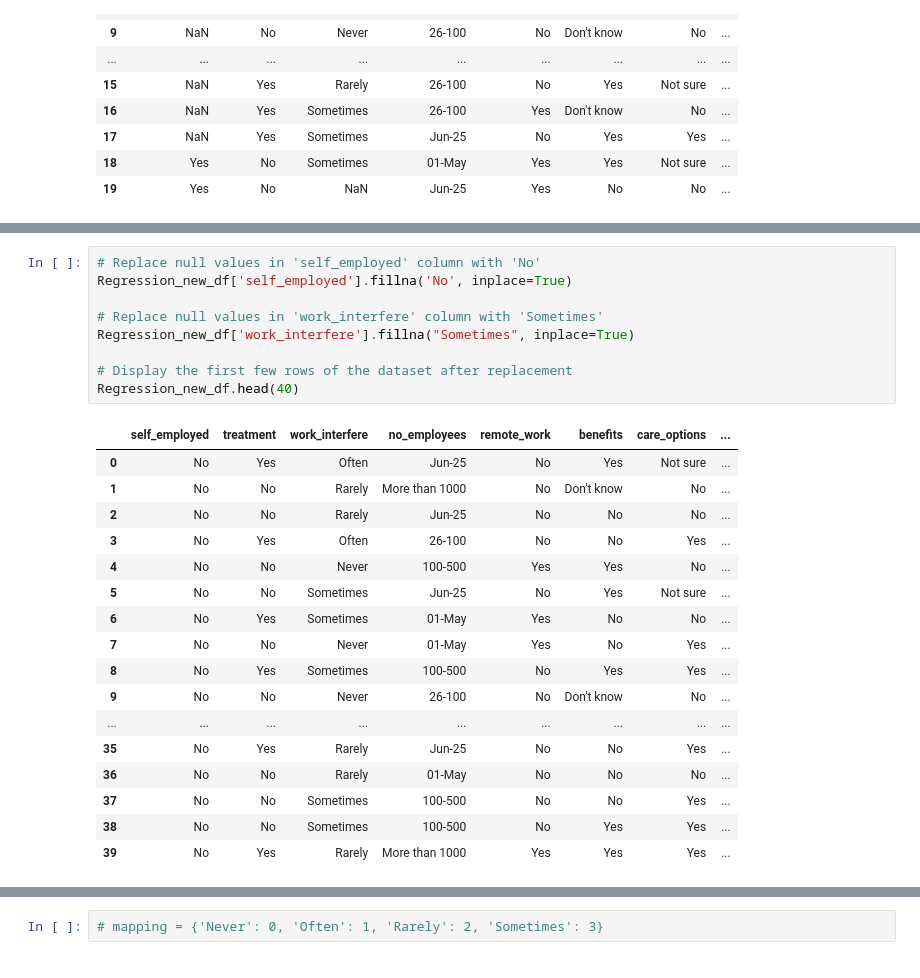
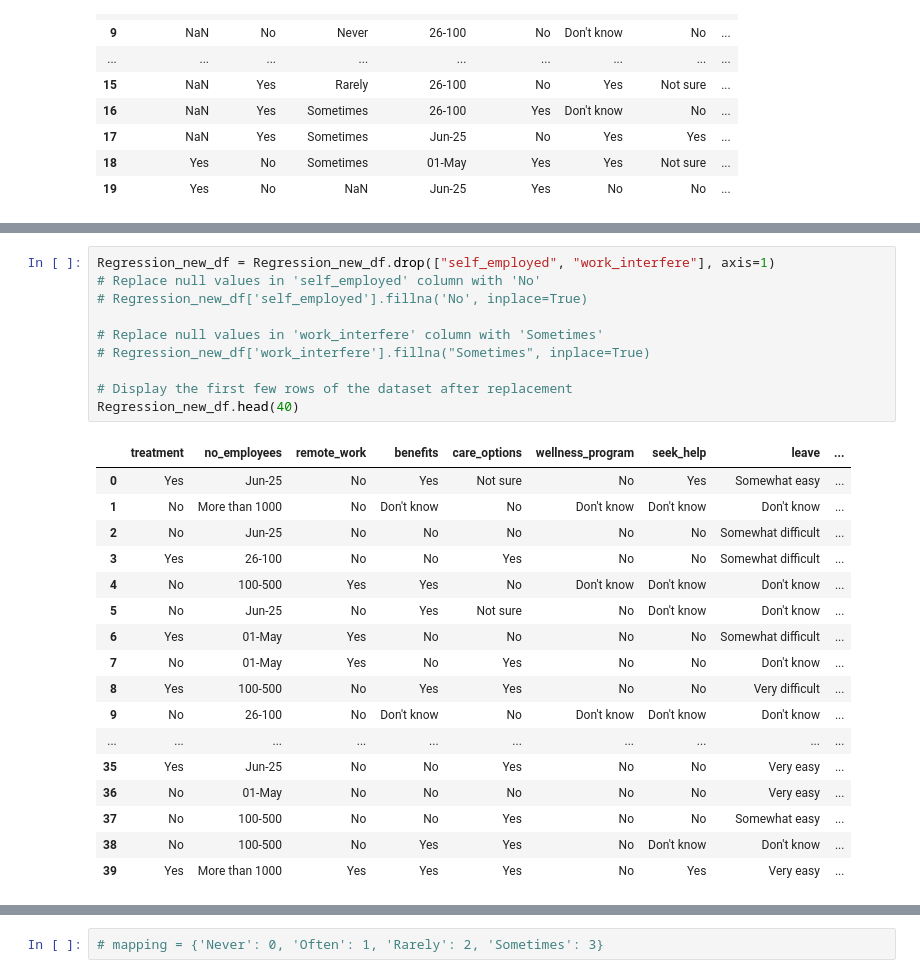
Before and after one commit to KushDayv/Machine-Learning-Capstone-Project, a Jupyter notebook: ML_Capstone_Project/Capston.ipynb, the cells around one changed output, grey strips where cells are left out. Drawn from its saved outputs; the diff is of its cells as text.

```diff
--- a/ML_Capstone_Project/Capston.ipynb
+++ b/ML_Capstone_Project/Capston.ipynb
@@ -148,32 +142,33 @@ mental_vs_physical             0
 obs_consequence                0
 dtype: int64
 # %%
+Regression_new_df = Regression_new_df.drop(["self_employed", "work_interfere"], axis=1)
 # Replace null values in 'self_employed' column with 'No'
-Regression_new_df['self_employed'].fillna('No', inplace=True)
+# Regression_new_df['self_employed'].fillna('No', inplace=True)
 
 # Replace null values in 'work_interfere' column with 'Sometimes'
-Regression_new_df['work_interfere'].fillna("Sometimes", inplace=True)
+# Regression_new_df['work_interfere'].fillna("Sometimes", inplace=True)
 
 # Display the first few rows of the dataset after replacement
 Regression_new_df.head(40)
 # %% [output]
-|  | self_employed | treatment | work_interfere | no_employees | remote_work | benefits | care_options | ... |
-| 0 | No | Yes | Often | Jun-25 | No | Yes | Not sure | ... |
-| 1 | No | No | Rarely | More than 1000 | No | Don't know | No | ... |
-| 2 | No | No | Rarely | Jun-25 | No | No | No | ... |
-| 3 | No | Yes | Often | 26-100 | No | No | Yes | ... |
-| 4 | No | No | Never | 100-500 | Yes | Yes | No | ... |
-| 5 | No | No | Sometimes | Jun-25 | No | Yes | Not sure | ... |
-| 6 | No | Yes | Sometimes | 01-May | Yes | No | No | ... |
-| 7 | No | No | Never | 01-May | Yes | No | Yes | ... |
-| 8 | No | Yes | Sometimes | 100-500 | No | Yes | Yes | ... |
-| 9 | No | No | Never | 26-100 | No | Don't know | No | ... |
-| ... | ... | ... | ... | ... | ... | ... | ... | ... |
-| 35 | No | Yes | Rarely | Jun-25 | No | No | Yes | ... |
-| 36 | No | No | Rarely | 01-May | No | No | No | ... |
-| 37 | No | No | Sometimes | 100-500 | No | No | Yes | ... |
-| 38 | No | No | Sometimes | 100-500 | No | Yes | Yes | ... |
-| 39 | No | Yes | Rarely | More than 1000 | Yes | Yes | Yes | ... |
+|  | treatment | no_employees | remote_work | benefits | care_options | wellness_program | seek_help | leave | ... |
+| 0 | Yes | Jun-25 | No | Yes | Not sure | No | Yes | Somewhat easy | ... |
+| 1 | No | More than 1000 | No | Don't know | No | Don't know | Don't know | Don't know | ... |
+| 2 | No | Jun-25 | No | No | No | No | No | Somewhat difficult | ... |
+| 3 | Yes | 26-100 | No | No | Yes | No | No | Somewhat difficult | ... |
+| 4 | No | 100-500 | Yes | Yes | No | Don't know | Don't know | Don't know | ... |
+| 5 | No | Jun-25 | No | Yes | Not sure | No | Don't know | Don't know | ... |
+| 6 | Yes | 01-May | Yes | No | No | No | No | Somewhat difficult | ... |
+| 7 | No | 01-May | Yes | No | Yes | No | No | Don't know | ... |
+| 8 | Yes | 100-500 | No | Yes | Yes | No | No | Very difficult | ... |
+| 9 | No | 26-100 | No | Don't know | No | Don't know | Don't know | Don't know | ... |
+| ... | ... | ... | ... | ... | ... | ... | ... | ... | ... |
+| 35 | Yes | Jun-25 | No | No | Yes | No | No | Very easy | ... |
+| 36 | No | 01-May | No | No | No | No | No | Very easy | ... |
+| 37 | No | 100-500 | No | No | Yes | No | No | Somewhat easy | ... |
+| 38 | No | 100-500 | No | Yes | Yes | No | Don't know | Don't know | ... |
+| 39 | Yes | More than 1000 | Yes | Yes | Yes | No | Yes | Very easy | ... |
 # %%
 # Check if the null values have been successfully replaced.
 print("Missing values in Dataset 1 (Regression Dataset):")
```
Also changed, not shown: parts of 3 cells of this notebook.
